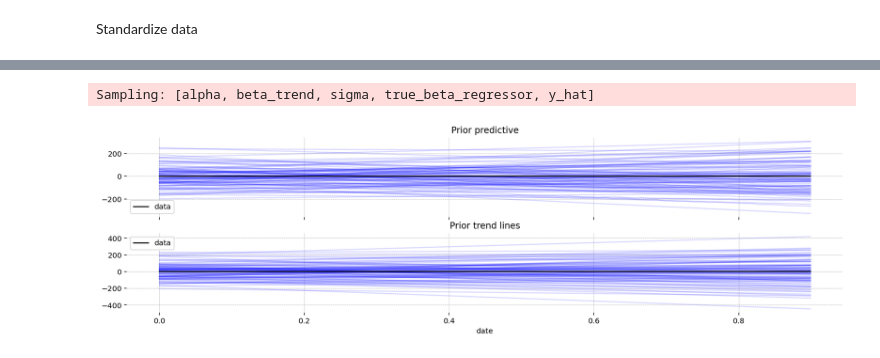
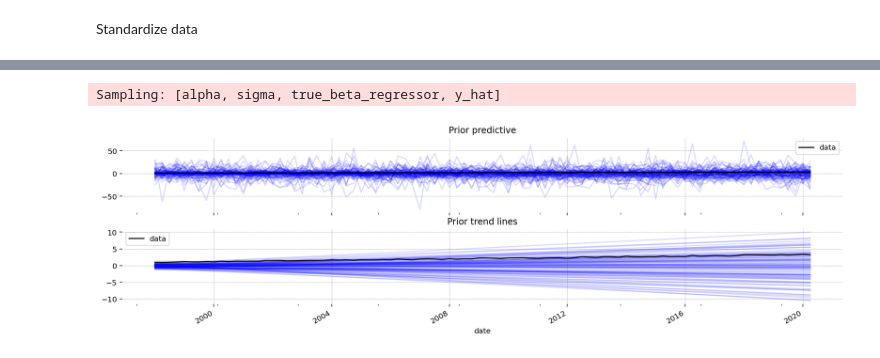
Before and after one commit to powell001/pymc_getting_started, a Jupyter notebook: code/time_series_spurious_regressor.ipynb, the cells around one changed output, grey strips where cells are left out. Cells and saved outputs as stored; diff of their text form; code cells hidden in the pictures.

```diff
--- a/code/time_series_spurious_regressor.ipynb
+++ b/code/time_series_spurious_regressor.ipynb
@@ -73,19 +67,23 @@ Y_t = \alpha + \beta\_trend \cdot t
 $
 # %%
 true_alpha = 1.0
-true_beta_trend = 0.5
 true_beta_regressor = 2.5
-true_sigma = 3.5
+true_sigma = 0.1
 T = 100
+t = np.arange(1, T+1)
+
+linsp1 = np.linspace(0.0, 1.0, num=100)
 noise = np.random.normal(loc=0.0, scale=true_sigma, size=100)
-t = np.arange(T)
 
 ### Create data
-data = true_alpha + true_beta_trend * t + true_beta_regressor * t  + noise
+data = true_alpha + true_beta_regressor * linsp1 + noise
+
 date = pd.date_range("1998-01-01", periods=100, freq="QS")
 
 df = pd.DataFrame({"data": data}, index=date)
 df['date'] = df.index
 df['noise'] = noise
+df['true_beta_regressor'] = linsp1
+df = df[0:90]
 df
 # %% [output]
@@ -146,44 +114,44 @@ plt.plot(data_test['date'], data_test['data'], ls='--', color='tab:red')
 # %%
 with pm.Model() as det_trend:
 
     # time
-    t_pt = pm.MutableData('t', data_train['date'][0:90])
+    t_pt = pm.MutableData('t', t[0:90])
 
     # model
     alpha = pm.Normal('alpha', mu = 0, sigma=.5)
-    beta_trend = pm.Normal('beta_trend', mu = 0, sigma=.5)
-    true_beta_regressor = pm.Normal('true_beta_regressor', mu=0, sigma=10)
-    sigma = pm.HalfNormal('sigma', sigma=1.)
 
-    mu = pm.Deterministic('mu', alpha + beta_trend * t_pt + true_beta_regressor * t_pt)
+    true_beta_regressor = pm.Normal('true_beta_regressor', mu=0, sigma=5)
+    sigma = pm.HalfNormal('sigma', sigma=10)
 
-    y_hat = pm.Normal('y_hat', mu=mu, sigma=sigma, observed=data_train['data'], shape=t_pt.shape)
+    mu = pm.Deterministic('mu', alpha + true_beta_regressor * linsp1[0:90])
+
+    y_hat = pm.Normal('y_hat', mu=mu, sigma=sigma, observed=df['data'], shape=t_pt.shape)
 
     linear_prior = pm.sample_prior_predictive()
 
 ############################################################################################################
 
 fig, ax = plt.subplots(nrows=2, ncols=1, sharex=True)
 ax[0].plot(
-    data_train['date'],
+    df['date'],
     az.extract(linear_prior, group="prior_predictive", num_samples=90)["y_hat"],
     color="blue",
     alpha=0.15,
 )
-data_train.plot(x='date', y="data", color="k", ax=ax[0])
+df.plot(x='date', y="data", color="k", ax=ax[0])
 ax[0].set_title("Prior predictive")
 
 
 ax[1].plot(
-    data_train['date'],
-    az.extract_dataset(linear_prior, group="prior", num_samples=90)["mu"] * np.max(data_train['data']),
+    df['date'],
+    az.extract_dataset(linear_prior, group="prior", num_samples=90)["mu"],
     color="blue",
     alpha=0.15,
 )
-data_train.plot(x="date", y="data", color="k", ax=ax[1])
+df.plot(x="date", y="data", color="k", ax=ax[1])
 ax[1].set_title("Prior trend lines");
 # %% [output]
-Sampling: [alpha, beta_trend, sigma, true_beta_regressor, y_hat]
+Sampling: [alpha, sigma, true_beta_regressor, y_hat]
-[figure, old version]
+[figure, new version]
 # %%
 with det_trend:
```
Also changed, not shown: parts of 9 cells of this notebook, 5 other files.
